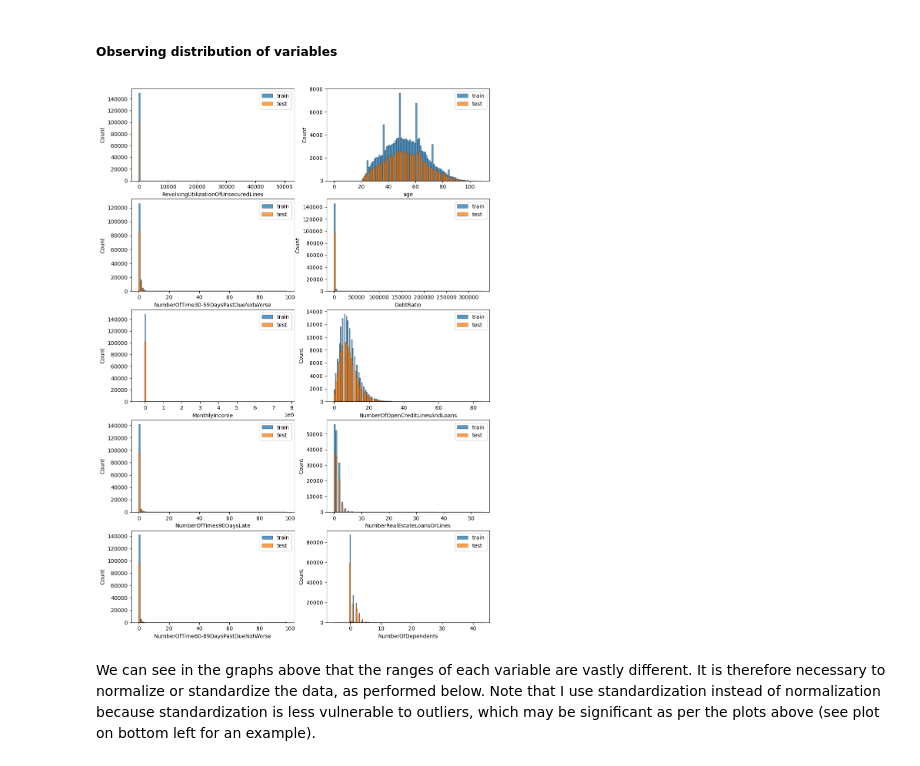
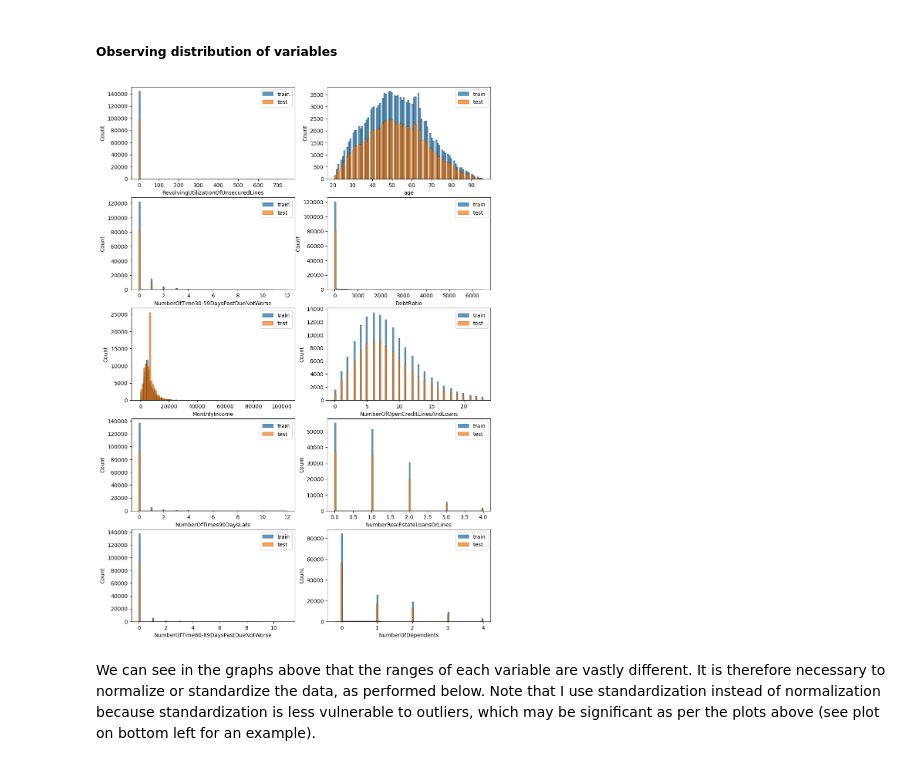
Before and after one commit to pateltanmayp/binance_assignment, a Jupyter notebook: credit.ipynb, the cells around one changed output. Cells and saved outputs as stored; diff of their text form; code cells hidden in the pictures.

```diff
--- a/credit.ipynb
+++ b/credit.ipynb
@@ -169,16 +169,16 @@ sb.pairplot(train_df_filtered.sample(n=1000), hue="SeriousDlqin2yrs")
 # %%
 warnings.filterwarnings('ignore')
 plt.figure(figsize=(12,18))
 cols = train_df_imputed.columns.drop("SeriousDlqin2yrs")
 for i, col in enumerate(cols):
     plt.subplot(5, 2, i+1)
-    sb.histplot(data=train_df_imputed, x=col, bins=100, label="train")
-    sb.histplot(data=test_df_imputed, x=col, bins=100, label="test")
+    sb.histplot(data=train_df_filtered, x=col, bins=100, label="train")
+    sb.histplot(data=test_df_filtered, x=col, bins=100, label="test")
     plt.legend()
 
 plt.show()
 # %% [output]
-[figure, old version]
+[figure, new version]
 # %% [markdown]
 We can see in the graphs above that the ranges of each variable are vastly different. It is therefore necessary to normalize or standardize the data, as performed below. Note that I use standardization instead of normalization because standardization is less vulnerable to outliers, which may be significant as per the plots above (see plot on bottom left for an example).
 # %%
```
Also changed, not shown: parts of 9 cells of this notebook.
